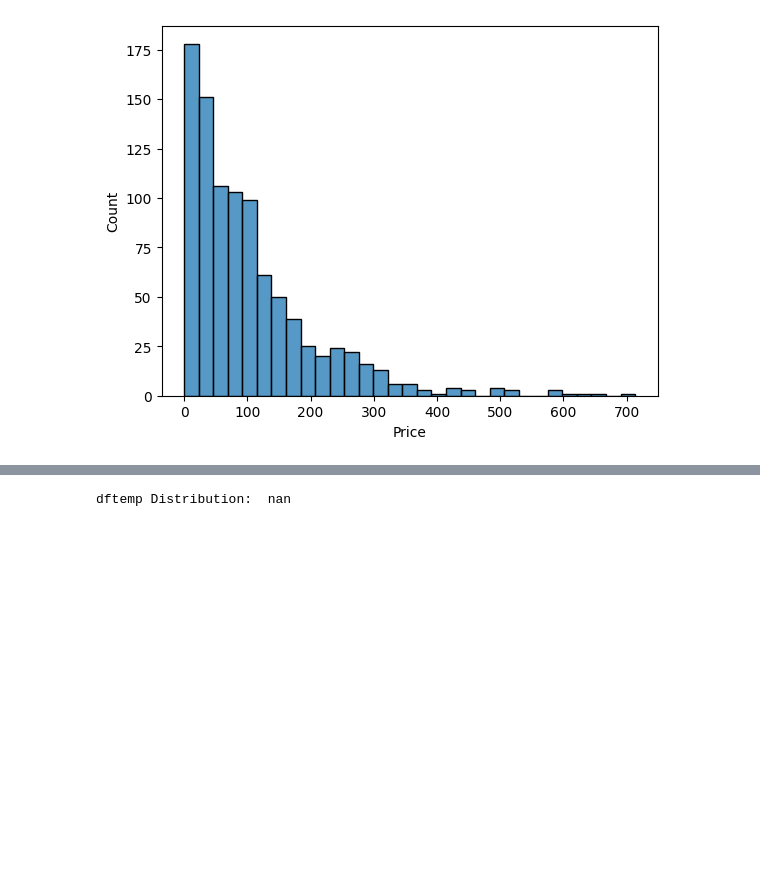
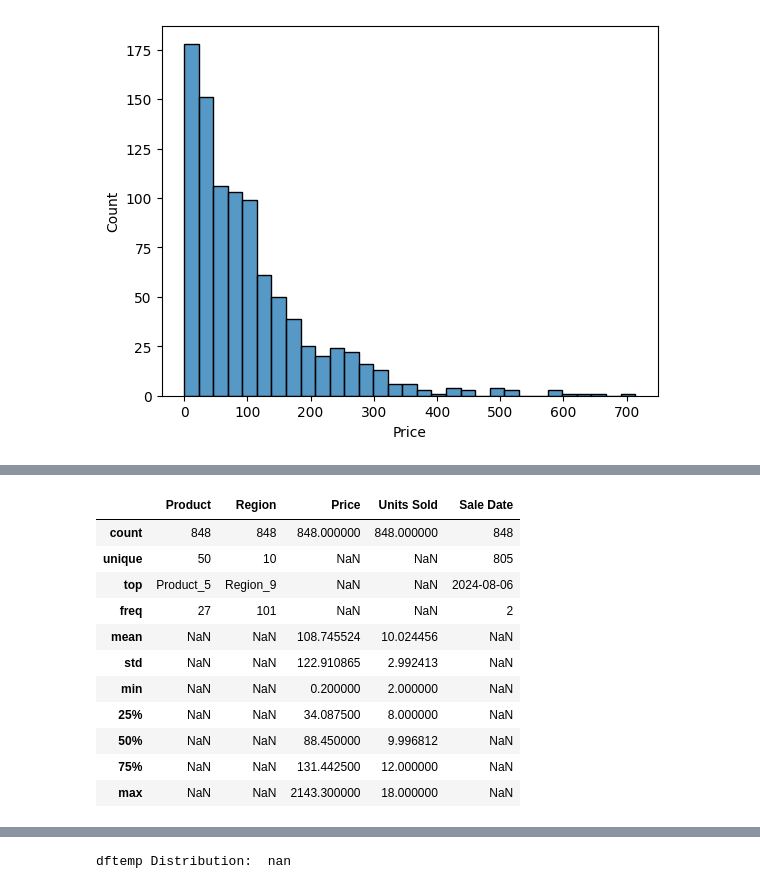
Before and after one commit to pmalviyaa/schulich_data_science, a Jupyter notebook: Assignment 1.ipynb, the cells around one changed output, grey strips where cells are left out. Saved outputs shown, nothing was run; the diff lists cells and outputs as text; code cells hidden in the pictures; blank space fills up the shorter version.

```diff
--- a/Assignment 1.ipynb
+++ b/Assignment 1.ipynb
@@ -79,0 +134,18 @@ sns.histplot(df['Price'])
+# %%
+# Dropping Values that indicate Other in the columns Product and region
+df.drop(df[df['Region'] == 'Other'].index, inplace = True)
+df.drop(df[df['Product'] == 'Other'].index, inplace = True)
+df.describe(include='all')
+# %% [output]
+|  | Product | Region | Price | Units Sold | Sale Date |
+| count | 848 | 848 | 848.000000 | 848.000000 | 848 |
+| unique | 50 | 10 | NaN | NaN | 805 |
+| top | Product_5 | Region_9 | NaN | NaN | 2024-08-06 |
+| freq | 27 | 101 | NaN | NaN | 2 |
+| mean | NaN | NaN | 108.745524 | 10.024456 | NaN |
+| std | NaN | NaN | 122.910865 | 2.992413 | NaN |
+| min | NaN | NaN | 0.200000 | 2.000000 | NaN |
+| 25% | NaN | NaN | 34.087500 | 8.000000 | NaN |
+| 50% | NaN | NaN | 88.450000 | 9.996812 | NaN |
+| 75% | NaN | NaN | 131.442500 | 12.000000 | NaN |
+| max | NaN | NaN | 2143.300000 | 18.000000 | NaN |
```
Also changed, not shown: parts of 12 cells of this notebook.
